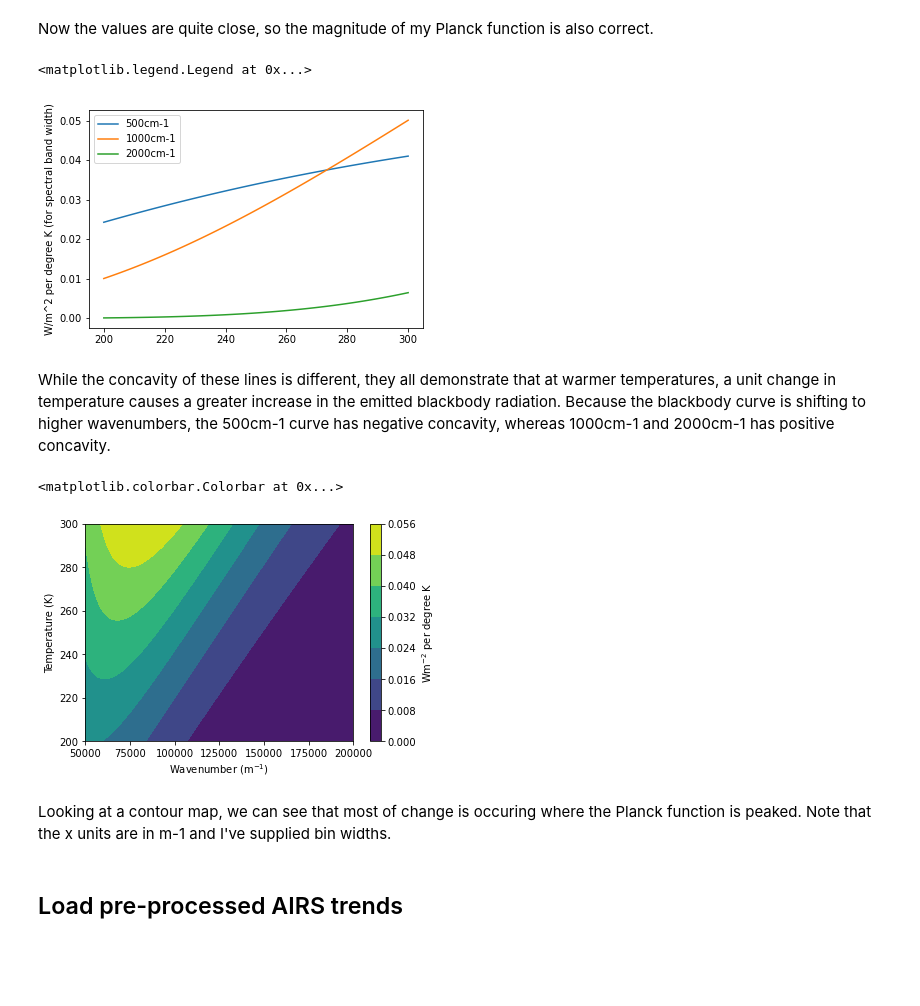
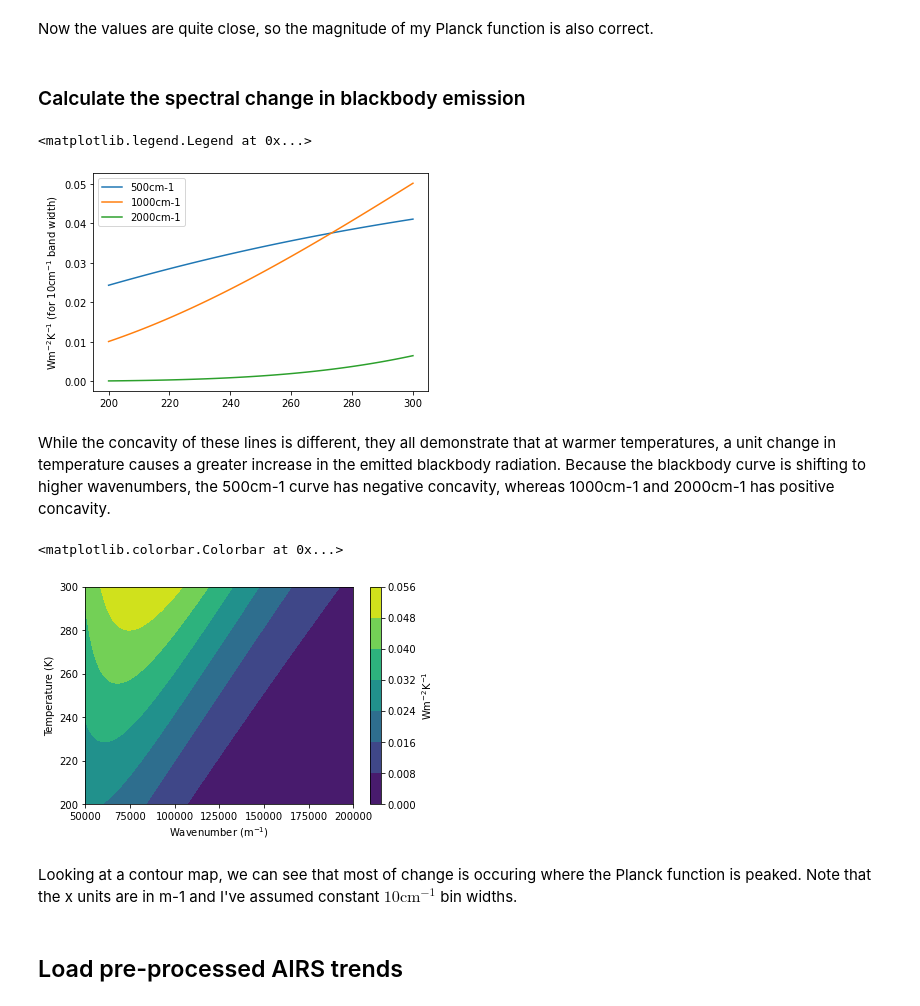
Before and after one commit to jshaw35/spectral_ice, a Jupyter notebook: figure1/AIRS_TScorrection.ipynb, the cells around one changed output. Saved outputs shown, nothing was run; the diff lists cells and outputs as text; code cells hidden in the pictures; blank space fills up the shorter version.

```diff
--- a/figure1/AIRS_TScorrection.ipynb
+++ b/figure1/AIRS_TScorrection.ipynb
@@ -114,6 +117,8 @@ np.pi*np.trapz(Bv_test_250,nu_range*100) # converts nus2 to meters before integr
 221.08978345634225
 # %% [markdown]
 Now the values are quite close, so the magnitude of my Planck function is also correct.
+# %% [markdown]
+### Calculate the spectral change in blackbody emission
 # %%
 # Define a function to calculate the change in irradiance at a given wavenumber from the temperature change
 # Function in latex/markdown
@@ -144,13 +150,13 @@ outall = dBvdT_vec(TTs,nnus,1000)
 # %%
 plt.plot(Ts,out500,label='500cm-1')
 plt.plot(Ts,out1000,label='1000cm-1')
 plt.plot(Ts,out2000,label='2000cm-1')
 
-plt.ylabel('W/m^2 per degree K (for spectral band width)')
+plt.ylabel('$\mathrm{Wm^{-2}K^{-1}}$ (for $10\mathrm{cm^{-1}}$ band width)')
 plt.legend()
 # %% [output]
 <matplotlib.legend.Legend at 0x...>
-[figure, old version]
+[figure, new version]
 # %% [markdown]
 While the concavity of these lines is different, they all demonstrate that at warmer temperatures, a unit change in temperature causes a greater increase in the emitted blackbody radiation. Because the blackbody curve is shifting to higher wavenumbers, the 500cm-1 curve has negative concavity, whereas 1000cm-1 and 2000cm-1 has positive concavity.
 # %%
@@ -160,12 +166,12 @@ plt.xticks(np.arange(50000,200001,25000))
 plt.ylabel('Temperature (K)')
 plt.xlabel('Wavenumber ($\mathrm{m^{-1}}$)')
 
-plt.colorbar(im,label='$\mathrm{Wm^{-2}}$ per degree K')
+plt.colorbar(im,label='$\mathrm{Wm^{-2}K^{-1}}$')
 # %% [output]
 <matplotlib.colorbar.Colorbar at 0x...>
-[figure, old version]
+[figure, new version]
 # %% [markdown]
-Looking at a contour map, we can see that most of change is occuring where the Planck function is peaked. Note that the x units are in m-1 and I've supplied bin widths.
+Looking at a contour map, we can see that most of change is occuring where the Planck function is peaked. Note that the x units are in m-1 and I've assumed constant $10\mathrm{cm^{-1}}$ bin widths.
 # %% [markdown]
 ## Load pre-processed AIRS trends
 # %% [markdown]
```
Also changed, not shown: parts of 30 cells of this notebook, 1 other file.
